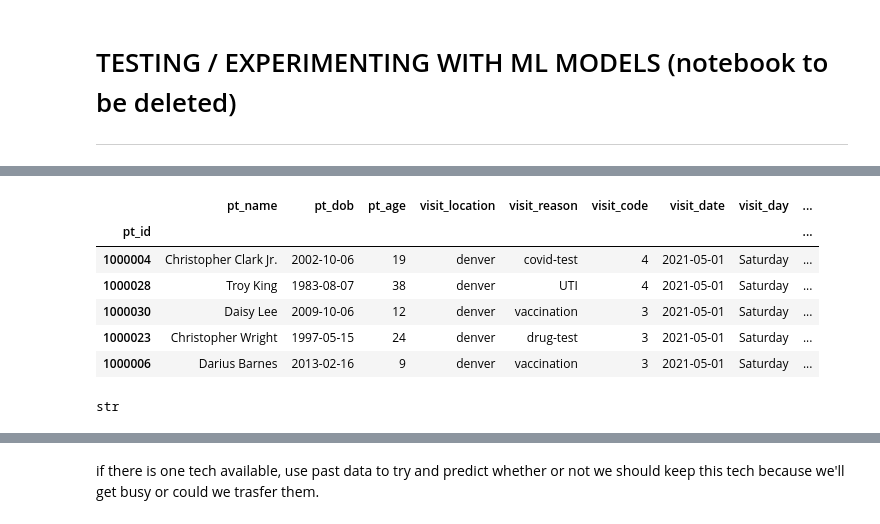
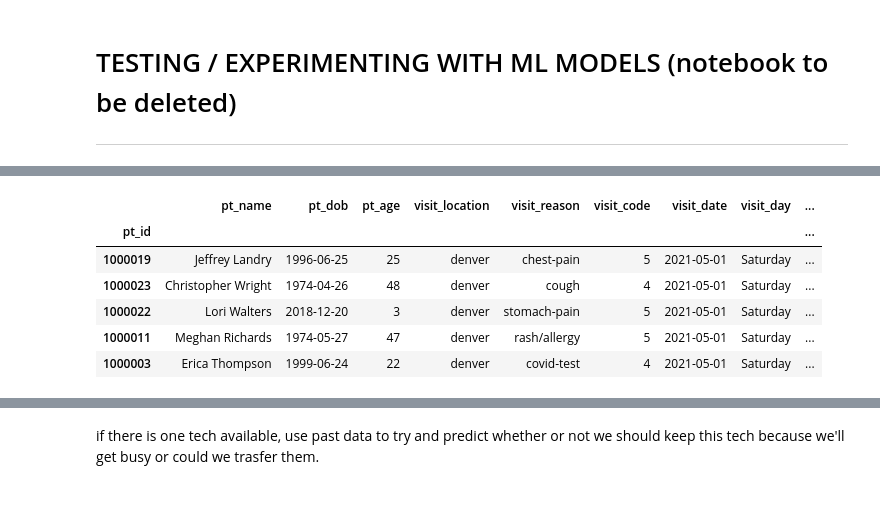
Before and after one commit to rc-9/TecNav, a Jupyter notebook: uc_scheduler_models.ipynb, the cells around one changed output, grey strips where cells are left out. Drawn from its saved outputs; the diff is of its cells as text; code cells hidden in the pictures.

```diff
--- a/uc_scheduler_models.ipynb
+++ b/uc_scheduler_models.ipynb
@@ -42,15 +53,11 @@ warnings.filterwarnings("ignore")
 # %%
-patients_df = pd.read_csv('./uc_past_patients.csv', index_col='pt_id')
-patients_df.head()
+past_patients = pd.read_csv('./uc_past_patients.csv', index_col='pt_id')
+past_patients.head()
 # %% [output]
 |  | pt_name | pt_dob | pt_age | visit_location | visit_reason | visit_code | visit_date | visit_day | ... |
 | pt_id |  |  |  |  |  |  |  |  | ... |
-| 1000004 | Christopher Clark Jr. | 2002-10-06 | 19 | denver | covid-test | 4 | 2021-05-01 | Saturday | ... |
-| 1000028 | Troy King | 1983-08-07 | 38 | denver | UTI | 4 | 2021-05-01 | Saturday | ... |
-| 1000030 | Daisy Lee | 2009-10-06 | 12 | denver | vaccination | 3 | 2021-05-01 | Saturday | ... |
-| 1000023 | Christopher Wright | 1997-05-15 | 24 | denver | drug-test | 3 | 2021-05-01 | Saturday | ... |
-| 1000006 | Darius Barnes | 2013-02-16 | 9 | denver | vaccination | 3 | 2021-05-01 | Saturday | ... |
+| 1000019 | Jeffrey Landry | 1996-06-25 | 25 | denver | chest-pain | 5 | 2021-05-01 | Saturday | ... |
+| 1000023 | Christopher Wright | 1974-04-26 | 48 | denver | cough | 4 | 2021-05-01 | Saturday | ... |
+| 1000022 | Lori Walters | 2018-12-20 | 3 | denver | stomach-pain | 5 | 2021-05-01 | Saturday | ... |
+| 1000011 | Meghan Richards | 1974-05-27 | 47 | denver | rash/allergy | 5 | 2021-05-01 | Saturday | ... |
+| 1000003 | Erica Thompson | 1999-06-24 | 22 | denver | covid-test | 4 | 2021-05-01 | Saturday | ... |
-# %%
-type(patients_df.checkin_time.tolist()[0])
-# %% [output]
-str
```
Also changed, not shown: parts of 25 cells of this notebook, 5 other files.
